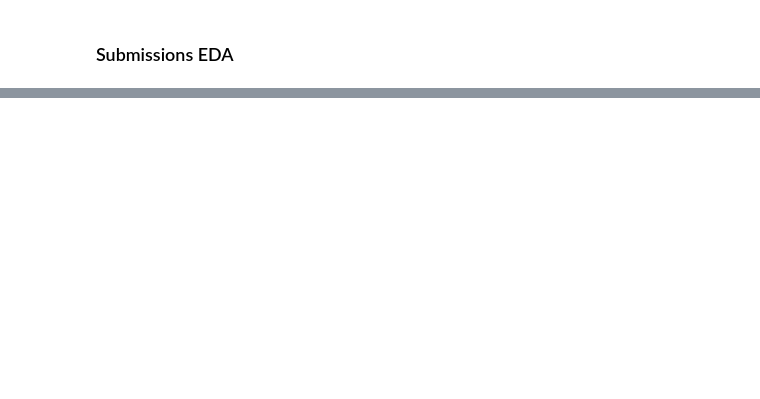
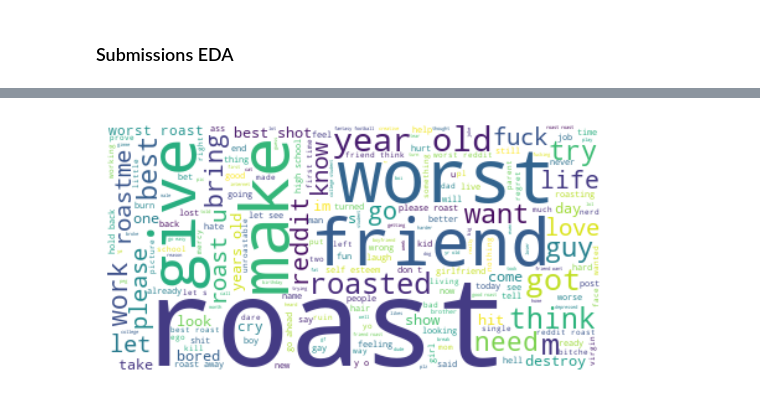
Before and after one commit to TwoRice/roastme_bot, a Jupyter notebook: notebooks/02_EDA.ipynb, the cells around one changed output, grey strips where cells are left out. Saved outputs shown, nothing was run; the diff lists cells and outputs as text; code cells hidden in the pictures; blank space fills up the shorter version.

```diff
--- a/notebooks/02_EDA.ipynb
+++ b/notebooks/02_EDA.ipynb
@@ -256,0 +549,3 @@ Name: count, dtype: int64
+# %%
+title_lower = submissions.title.apply(lambda title: title.lower())
+title_lower.value_counts()[:20]
@@ -256,0 +590,4 @@ Name: count, dtype: int64
+# %%
+create_wordcloud(title_lower)
+# %% [output]
+[figure, added]
```
Also changed, not shown: parts of 32 cells of this notebook.
